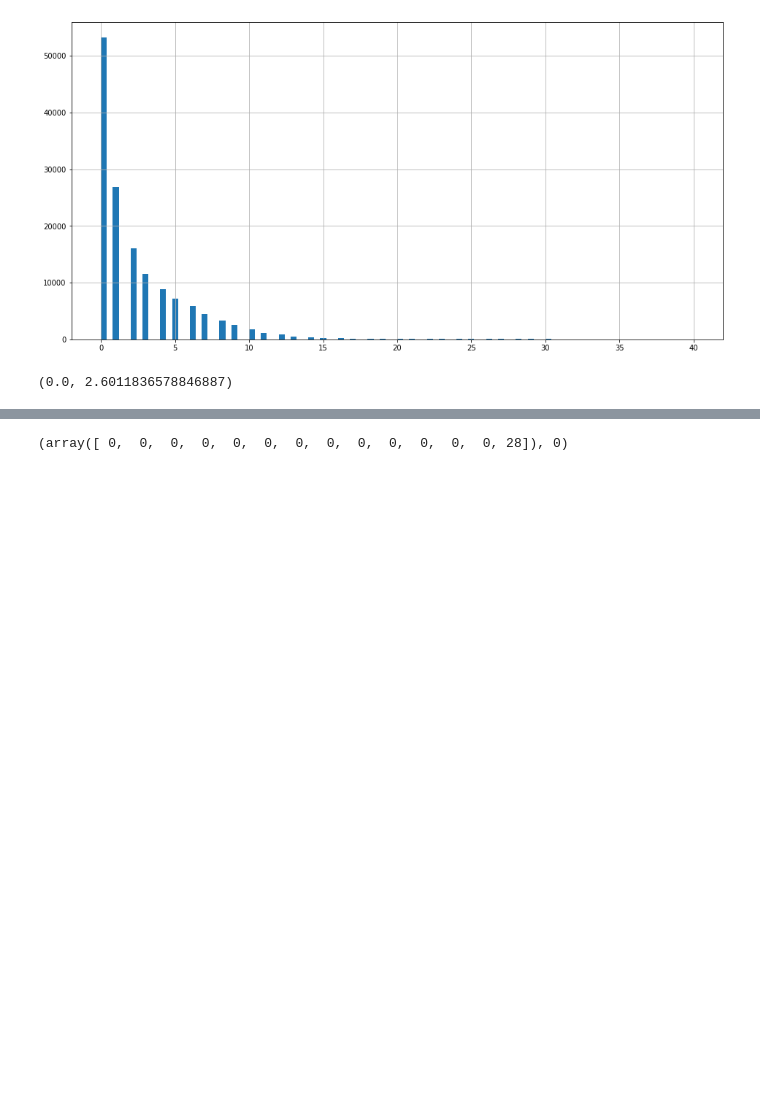
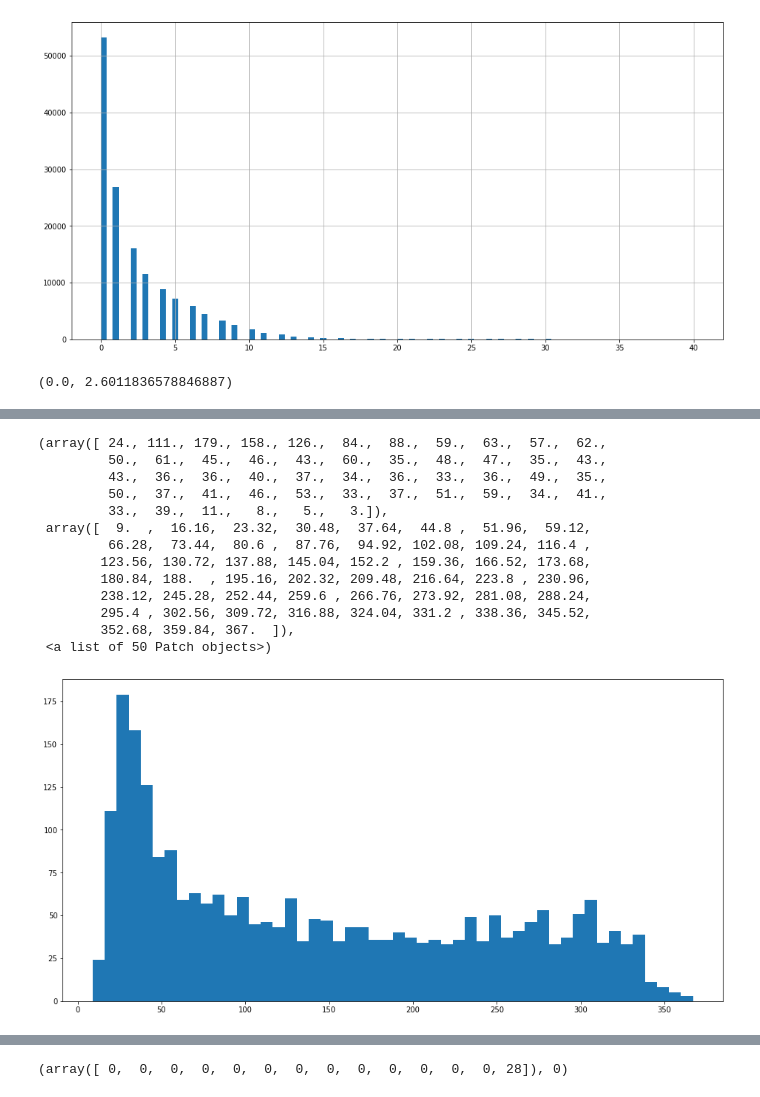
Before and after one commit to vfrantc/covidpa, a Jupyter notebook: eda_covid_simulation.ipynb, the cells around one changed output, grey strips where cells are left out. Saved outputs shown, nothing was run; the diff lists cells and outputs as text; code cells hidden in the pictures; blank space fills up the shorter version.

```diff
--- a/eda_covid_simulation.ipynb
+++ b/eda_covid_simulation.ipynb
@@ -67,0 +150,18 @@ expon.fit(df.new_contagious.ravel())
+# %%
+plt.figure(figsize=(16, 8))
+plt.hist(total_recovereds, bins=50)
+# %% [output]
+(array([ 24., 111., 179., 158., 126.,  84.,  88.,  59.,  63.,  57.,  62.,
+         50.,  61.,  45.,  46.,  43.,  60.,  35.,  48.,  47.,  35.,  43.,
+         43.,  36.,  36.,  40.,  37.,  34.,  36.,  33.,  36.,  49.,  35.,
+         50.,  37.,  41.,  46.,  53.,  33.,  37.,  51.,  59.,  34.,  41.,
+         33.,  39.,  11.,   8.,   5.,   3.]),
+ array([  9.  ,  16.16,  23.32,  30.48,  37.64,  44.8 ,  51.96,  59.12,
+         66.28,  73.44,  80.6 ,  87.76,  94.92, 102.08, 109.24, 116.4 ,
+        123.56, 130.72, 137.88, 145.04, 152.2 , 159.36, 166.52, 173.68,
+        180.84, 188.  , 195.16, 202.32, 209.48, 216.64, 223.8 , 230.96,
+        238.12, 245.28, 252.44, 259.6 , 266.76, 273.92, 281.08, 288.24,
+        295.4 , 302.56, 309.72, 316.88, 324.04, 331.2 , 338.36, 345.52,
+        352.68, 359.84, 367.  ]),
+ <a list of 50 Patch objects>)
+[figure, added]
```
Also changed, not shown: parts of 12 cells of this notebook.
